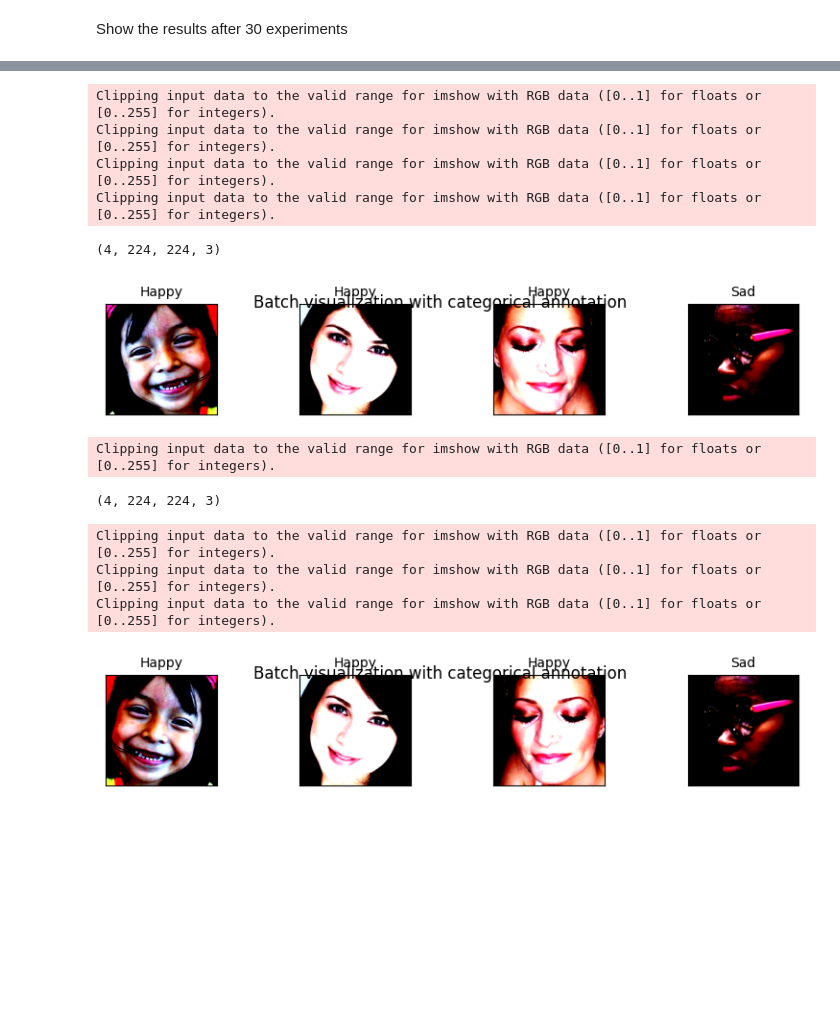
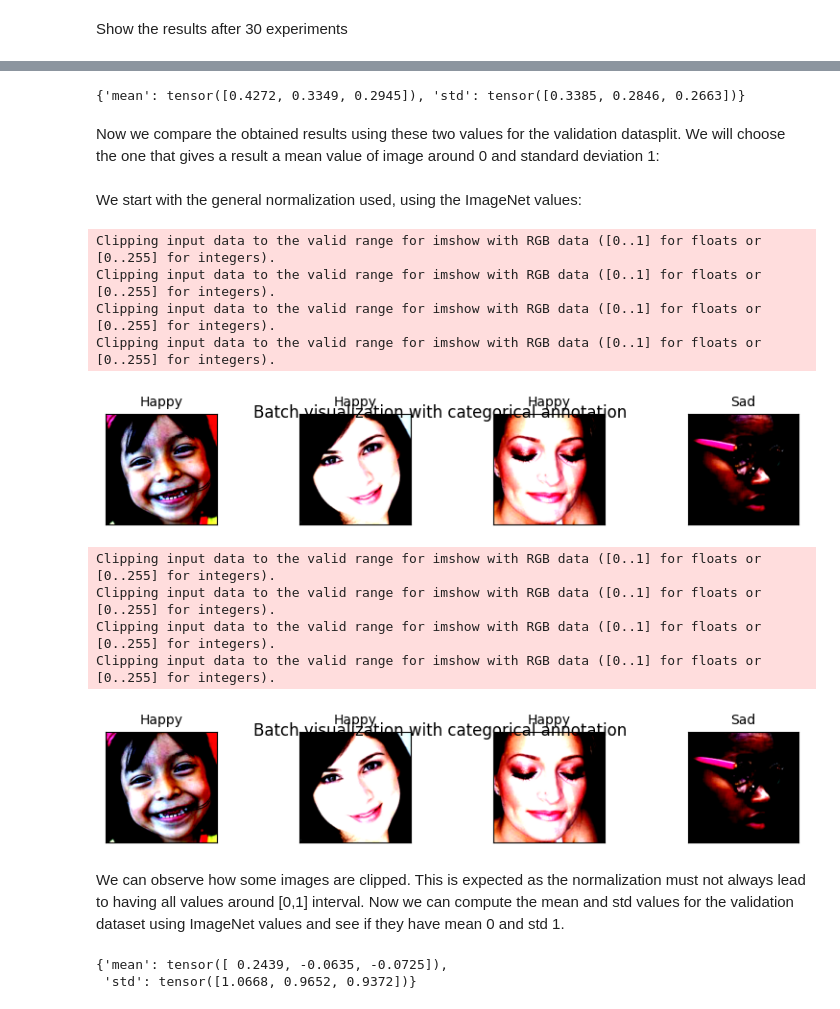
Before and after one commit to armand-07/emotion_recognition, a Jupyter notebook: notebooks/data_validation.ipynb, the cells around one changed output, grey strips where cells are left out. Drawn from its saved outputs; the diff is of its cells as text; code cells hidden in the pictures; blank space fills up the shorter version.

Commit message:
Continuying with data validation, concretly dataset normalization

```diff
--- a/notebooks/data_validation.ipynb
+++ b/notebooks/data_validation.ipynb
@@ -435,7 +434,7 @@ Load the data and create the dataloaders:
 # %%
-def show_transformation (transforms):
+def show_transformation (img_transforms):
     # Create the datasets
-    dataset_test = AffectNetDatasetValidation(annotations_path=os.path.join(PROCESSED_AFFECTNET_DIR, "val.pkl"), transform=transforms)
+    dataset_test = AffectNetDatasetValidation(annotations_path=os.path.join(PROCESSED_AFFECTNET_DIR, "val.pkl"), img_transforms=img_transforms)
     # Take a subset of the datasets
     dataset_test = torch.utils.data.Subset(dataset_test, selected_rows)
     # Create the dataloaders
@@ -446,20 +471,46 @@ def show_transformation (transforms):
+# %%
+normalization_values = torch.load(
+os.path.join (PROCESSED_AFFECTNET_DIR, 'dataset_normalization_values.pt'))
+print(normalization_values)
+mean = normalization_values['mean'].numpy()
+std = normalization_values['std'].numpy()
+# %% [output]
+{'mean': tensor([0.4272, 0.3349, 0.2945]), 'std': tensor([0.3385, 0.2846, 0.2663])}
+# %% [markdown]
+Now we compare the obtained results using these two values for the validation datasplit. We will choose the one that gives a result a mean value of image around 0 and standard deviation 1:
 # %%
-transforms = v2.Compose([
-    v2.RandomHorizontalFlip(p=0.75),
-    v2.ToDtype(torch.float32, scale = True),                                # Convert the image to float32 and scale it to [0,1]
-    v2.Normalize(mean=[0.485, 0.456, 0.406], std=[0.229, 0.224, 0.225]),
+normalization_ImageNet = transforms.Compose([
+    transforms.ToDtype(torch.float32, scale = True),                                # Convert the image to float32 and scale it to [0,1]
+    transforms.Normalize(mean=[0.485, 0.456, 0.406], std=[0.229, 0.224, 0.225]),
 ])
-show_transformation(transforms)
+normalization_AffectNet = transforms.Compose([
+    transforms.ToDtype(torch.float32, scale = True),                                # Convert the image to float32 and scale it to [0,1]
+    transforms.Normalize(mean=mean, std=std),
+])
-# %% [output]
-Clipping input data to the valid range for imshow with RGB data ([0..1] for floats or [0..255] for integers).
-Clipping input data to the valid range for imshow with RGB data ([0..1] for floats or [0..255] for integers).
-Clipping input data to the valid range for imshow with RGB data ([0..1] for floats or [0..255] for integers).
-Clipping input data to the valid range for imshow with RGB data ([0..1] for floats or [0..255] for integers).
-(4, 224, 224, 3)
-[figure, removed]
-Clipping input data to the valid range for imshow with RGB data ([0..1] for floats or [0..255] for integers).
-(4, 224, 224, 3)
-Clipping input data to the valid range for imshow with RGB data ([0..1] for floats or [0..255] for integers).
-Clipping input data to the valid range for imshow with RGB data ([0..1] for floats or [0..255] for integers).
-Clipping input data to the valid range for imshow with RGB data ([0..1] for floats or [0..255] for integers).
-[figure, removed]
+# %% [markdown]
+We start with the general normalization used, using the ImageNet values:
+# %%
+show_transformation(normalization_ImageNet)
+# %% [output]
+Clipping input data to the valid range for imshow with RGB data ([0..1] for floats or [0..255] for integers).
+Clipping input data to the valid range for imshow with RGB data ([0..1] for floats or [0..255] for integers).
+Clipping input data to the valid range for imshow with RGB data ([0..1] for floats or [0..255] for integers).
+Clipping input data to the valid range for imshow with RGB data ([0..1] for floats or [0..255] for integers).
+[figure, added]
+Clipping input data to the valid range for imshow with RGB data ([0..1] for floats or [0..255] for integers).
+Clipping input data to the valid range for imshow with RGB data ([0..1] for floats or [0..255] for integers).
+Clipping input data to the valid range for imshow with RGB data ([0..1] for floats or [0..255] for integers).
+Clipping input data to the valid range for imshow with RGB data ([0..1] for floats or [0..255] for integers).
+[figure, added]
+# %% [markdown]
+We can observe how some images are clipped. This is expected as the normalization must not always lead to having all values around [0,1] interval. Now we can compute the mean and std values for the validation dataset using ImageNet values and see if they have mean 0 and std 1.
+# %%
+# Create the datasets
+dataset_test = AffectNetDatasetValidation(annotations_path=os.path.join(PROCESSED_AFFECTNET_DIR, "test.pkl"), img_transforms=normalization_ImageNet)
+# Create the dataloaders
+dataloader_test = DataLoader(dataset_test, batch_size=32, shuffle=False) # No need to shuffle as we are showing the same images
+
+compute_mean_std(dataloader_test)
+# %% [output]
+{'mean': tensor([ 0.2439, -0.0635, -0.0725]),
+ 'std': tensor([1.0668, 0.9652, 0.9372])}
```
Also changed, not shown: parts of 13 cells of this notebook, 3 other files.
